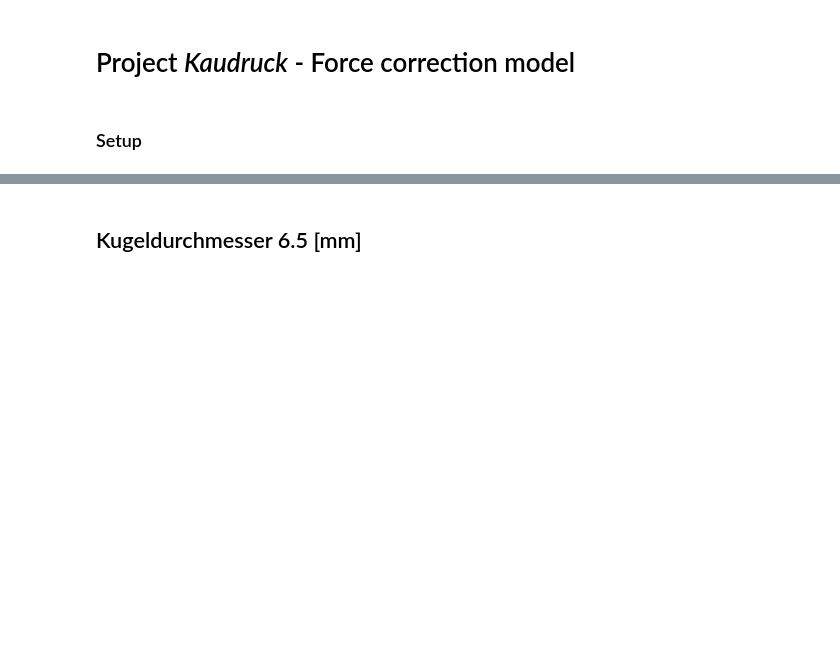
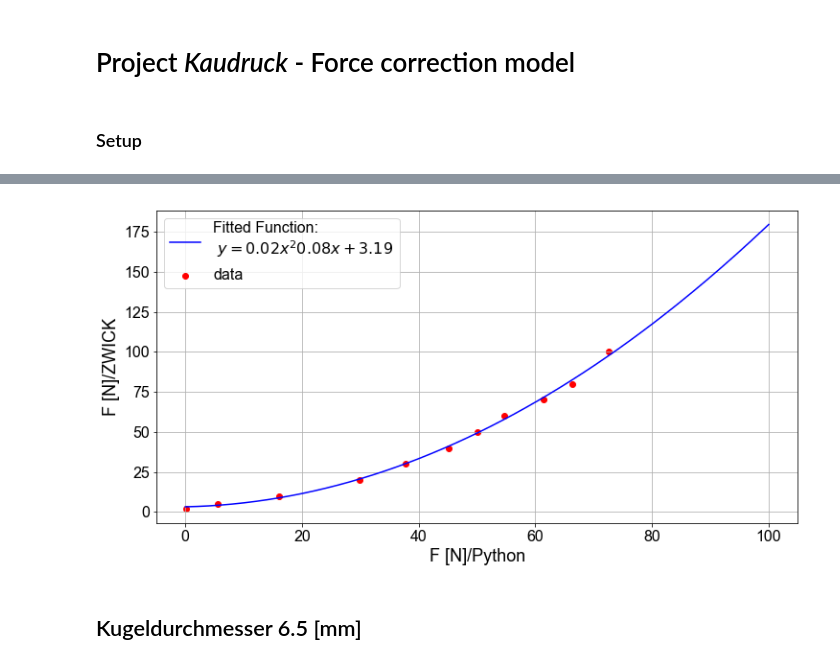
Before and after one commit to eotp/kaudruck, a Jupyter notebook: notebooks/_model.ipynb, the cells around one changed output, grey strips where cells are left out. Cells and saved outputs as stored; diff of their text form; code cells hidden in the pictures; blank space fills up the shorter version.

```diff
--- a/notebooks/_model.ipynb
+++ b/notebooks/_model.ipynb
@@ -30,3 +60,23 @@ from kaudruck import KauDruck, plot_aoi_aor
+# %%
+x=d120['F [N] Python'].values
+y=d120['F [N] ZWICK'].values
+# %%
+z = np.polyfit(x, y, 2)
+p = np.poly1d(z)
+x_new = np.linspace(0,100,200)
+# %%
+fig, ax = plt.subplots(figsize=(12,6))
+ax.scatter(x=x,
+           y=y,
+           marker='o', color="r", label="data")
+ax.plot(x_new, p(x_new), color="blue",
+        label='Fitted Function:\n $y = %0.2fx^{2}  {%0.2f x} + %0.2f$' % (z[0],z[1],z[2]))
+ax.grid()
+ax.set_ylabel('F [N]/ZWICK', size=18)
+ax.set_xlabel('F [N]/Python', size=18)
+ax.legend(fontsize=16);
+# %% [output]
+[figure, added]
 # %% [markdown]
 ## Kugeldurchmesser 6.5 [mm]
 # %%
```
Also changed, not shown: parts of 9 cells of this notebook, 1 other file.
